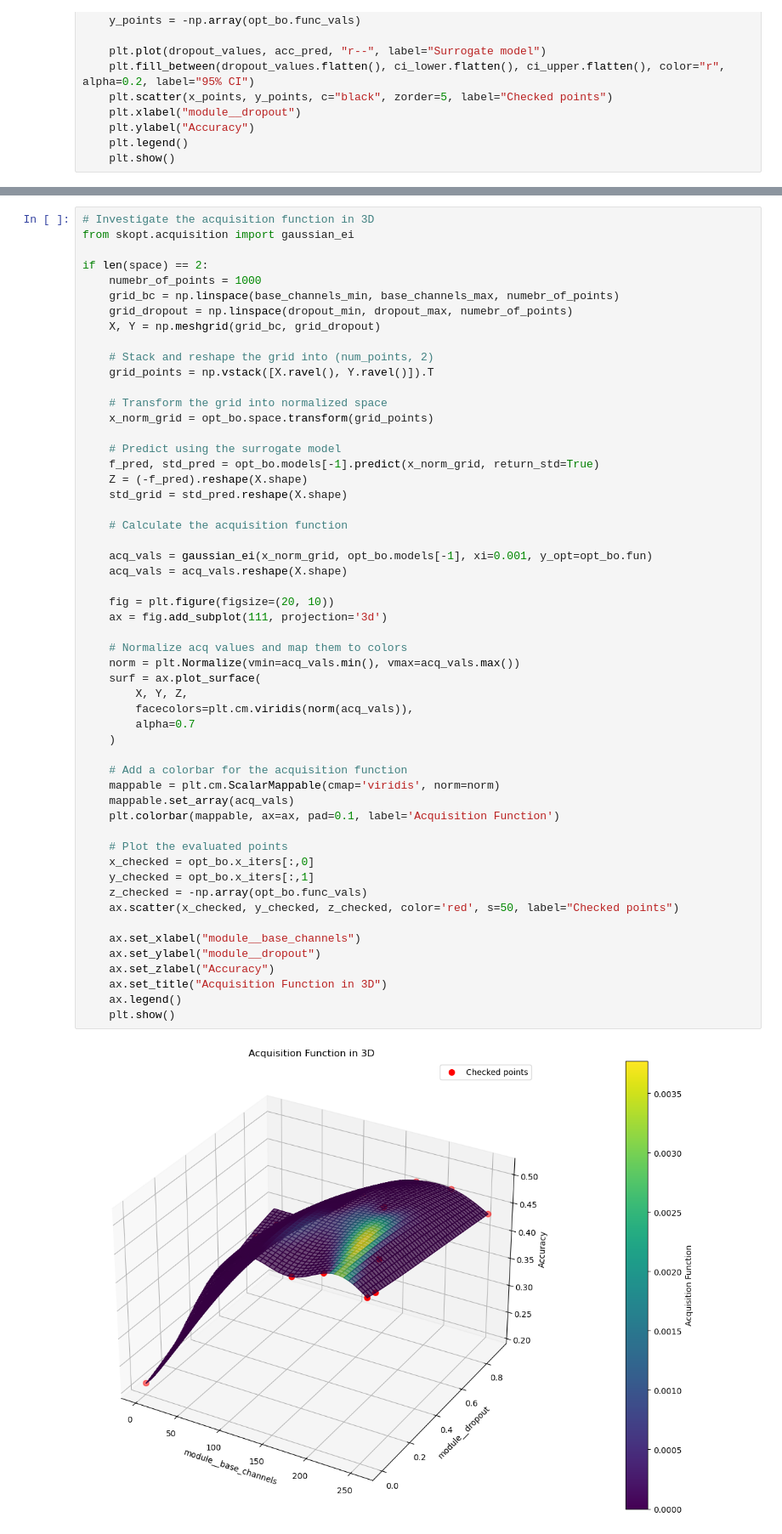
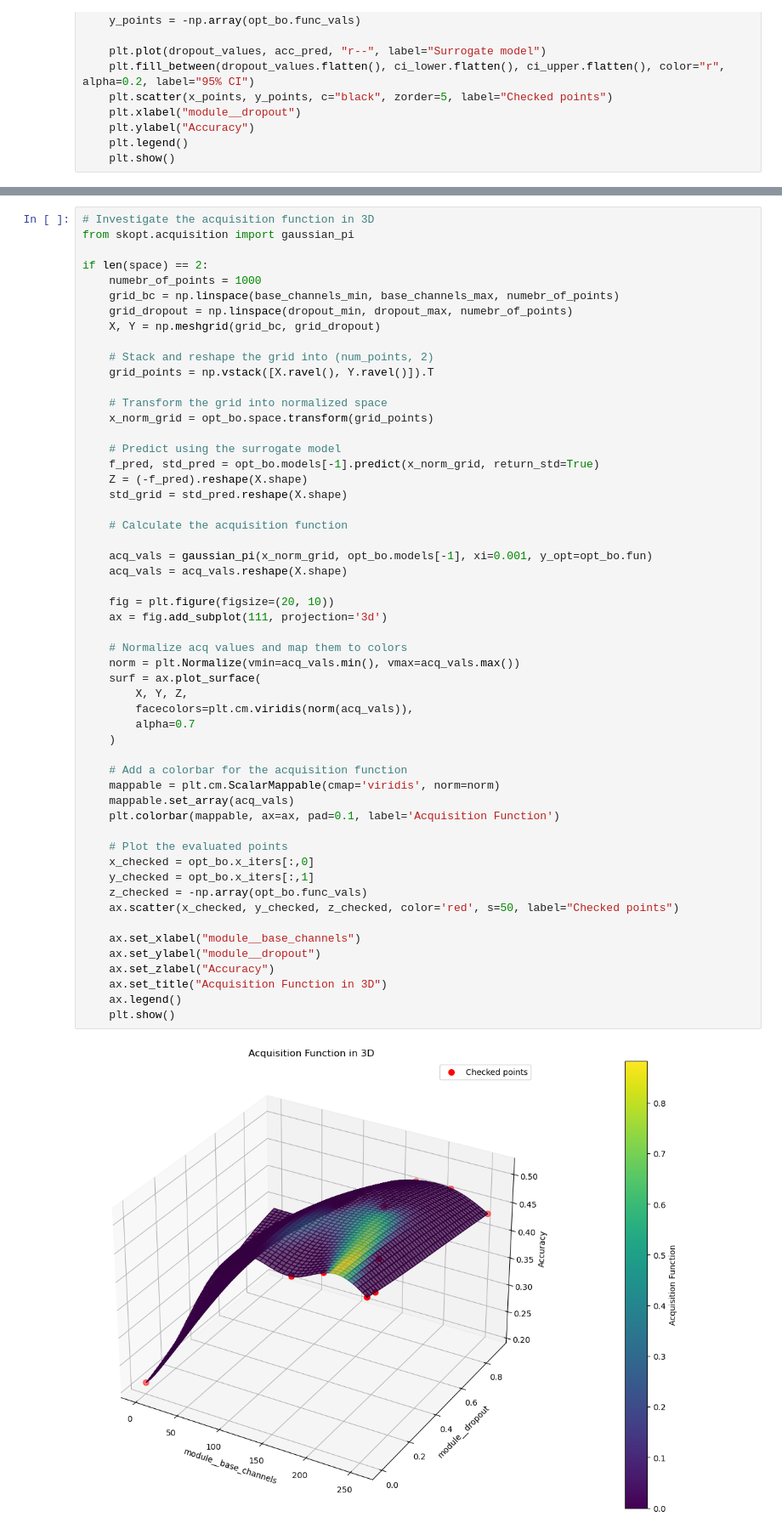
Before and after one commit to amapy-00/miniproject_1_02463, a Jupyter notebook: mini_project_1_PI.ipynb, the cells around one changed output, grey strips where cells are left out. Shown at 85% size. Saved outputs shown, nothing was run; the diff lists cells and outputs as text.

```diff
--- a/mini_project_1_PI.ipynb
+++ b/mini_project_1_PI.ipynb
@@ -472,7 +472,7 @@ if len(space) == 2:
 [figure]
 # %%
 # Investigate the acquisition function in 3D
-from skopt.acquisition import gaussian_ei
+from skopt.acquisition import gaussian_pi
 
 if len(space) == 2:
     numebr_of_points = 1000
@@ -493,36 +493,36 @@ if len(space) == 2:
 
     # Calculate the acquisition function
 
-    acq_vals = gaussian_ei(x_norm_grid, opt_bo.models[-1], xi=0.001, y_opt=opt_bo.fun)
+    acq_vals = gaussian_pi(x_norm_grid, opt_bo.models[-1], xi=0.001, y_opt=opt_bo.fun)
     acq_vals = acq_vals.reshape(X.shape)
 
     fig = plt.figure(figsize=(20, 10))
     ax = fig.add_subplot(111, projection='3d')
 
     # Normalize acq values and map them to colors
     norm = plt.Normalize(vmin=acq_vals.min(), vmax=acq_vals.max())
     surf = ax.plot_surface(
         X, Y, Z,
         facecolors=plt.cm.viridis(norm(acq_vals)),
         alpha=0.7
     )
 
     # Add a colorbar for the acquisition function
     mappable = plt.cm.ScalarMappable(cmap='viridis', norm=norm)
     mappable.set_array(acq_vals)
     plt.colorbar(mappable, ax=ax, pad=0.1, label='Acquisition Function')
 
     # Plot the evaluated points
     x_checked = opt_bo.x_iters[:,0]
     y_checked = opt_bo.x_iters[:,1]
     z_checked = -np.array(opt_bo.func_vals)
     ax.scatter(x_checked, y_checked, z_checked, color='red', s=50, label="Checked points")
 
     ax.set_xlabel("module__base_channels")
     ax.set_ylabel("module__dropout")
     ax.set_zlabel("Accuracy")
     ax.set_title("Acquisition Function in 3D")
     ax.legend()
     plt.show()
 # %% [output]
-[figure, old version]
+[figure, new version]
```
Also changed, not shown: parts of 2 cells of this notebook, 1 other file.
